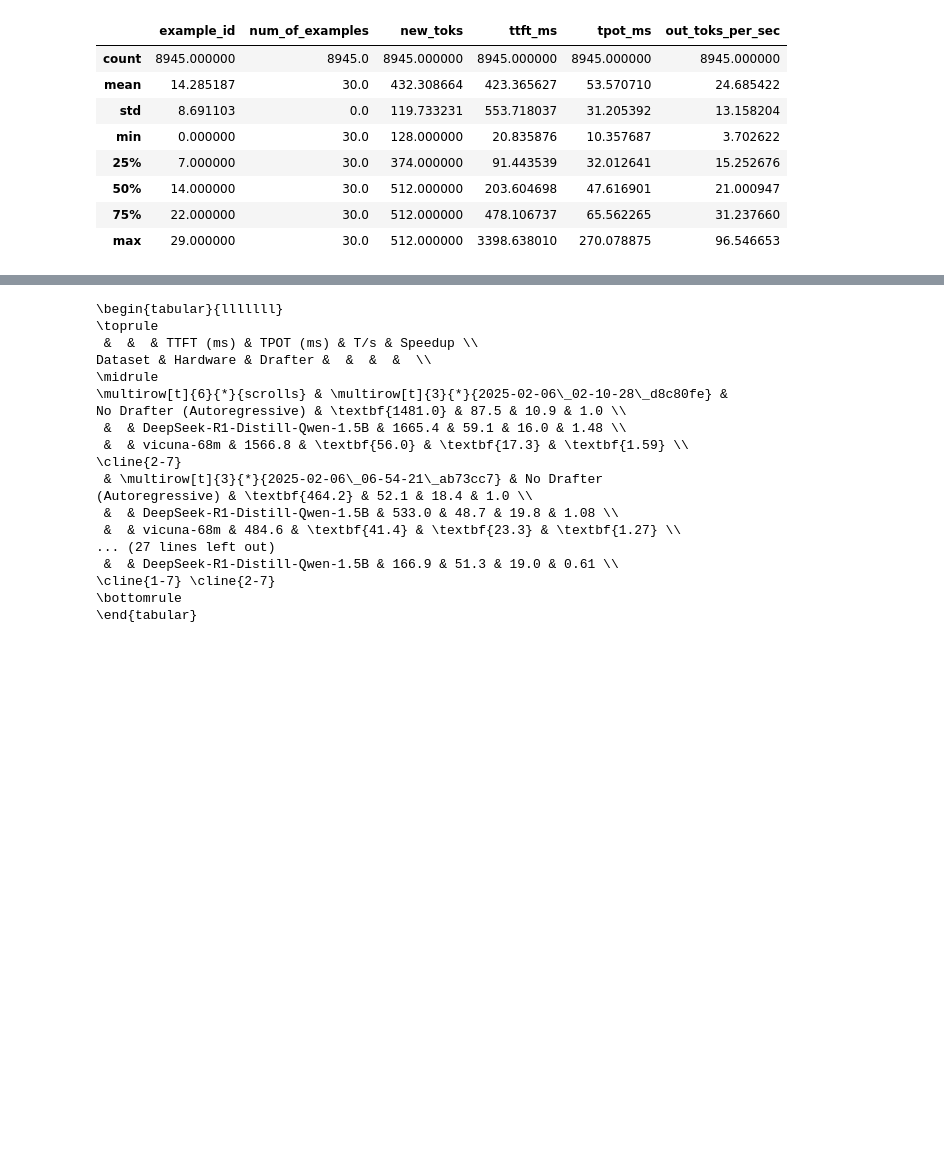
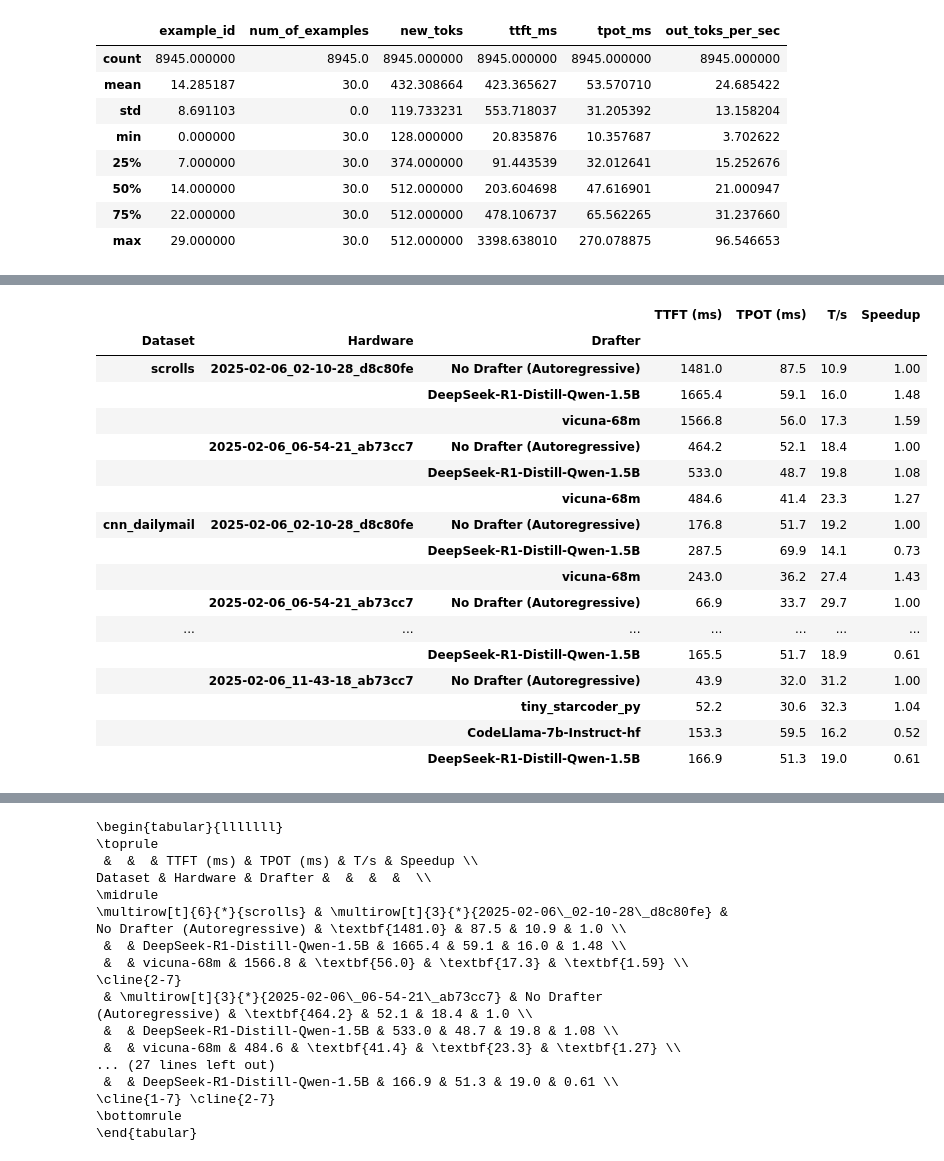
Before and after one commit to keyboardAnt/hf-bench, a Jupyter notebook: hf_bench/speedups.ipynb, the cells around one changed output, grey strips where cells are left out. Cells and saved outputs as stored; diff of their text form; code cells hidden in the pictures; blank space fills up the shorter version.

Commit message:
before adding speedups for all targets and temps

```diff
--- a/hf_bench/speedups.ipynb
+++ b/hf_bench/speedups.ipynb
@@ -288,7 +288,7 @@ df_summary_deepseek_qwen_14b_temperature_0
 |  |  |  |  | deepseek-ai/DeepSeek-R1-Distill-Q... | 24 | 260.9 | 533.0 | 48.7 | ... |
 |  |  |  |  | double7/vicuna-68m | 24 | 262.9 | 484.6 | 41.4 | ... |
 # %%
-def get_df_for_latex(df: pd.DataFrame) -> pd.DataFrame:
+def get_df_summary_for_latex_strings(df: pd.DataFrame) -> pd.DataFrame:
     df = df.reset_index()
     df.drop(columns=["target", "temperature", "example_id_nunique", "new_toks"], inplace=True)
     df["dataset_path"] = df["dataset_path"].str.split("/").str[-1]
@@ -297,7 +297,7 @@ def get_df_for_latex(df: pd.DataFrame) -> pd.DataFrame:
     df.set_index(["Dataset", "Hardware", "Drafter"], inplace=True)
     return df
 
-df_summary_deepseek_qwen_14b_temperature_0 = get_df_for_latex(df_summary_deepseek_qwen_14b_temperature_0.copy())
+df_summary_deepseek_qwen_14b_temperature_0 = get_df_summary_for_latex_strings(df_summary_deepseek_qwen_14b_temperature_0.copy())
 df_summary_deepseek_qwen_14b_temperature_0
 # %% [output]
 |  |  |  | TTFT (ms) | TPOT (ms) | T/s | Speedup |
@@ -321,27 +321,47 @@ df_summary_deepseek_qwen_14b_temperature_0
 # %%
 def get_df_summary_sort_by_speedup(df_summary: pd.DataFrame) -> pd.DataFrame:
     # Get maximum speedup for each (Dataset, Hardware) combination
     max_speedups = df_summary.groupby(['Dataset', 'Hardware'])['Speedup'].max()
 
     # Get maximum speedup for each Dataset
     dataset_max_speedups = max_speedups.groupby('Dataset').max()
 
     # Sort datasets by their maximum speedups
     sorted_datasets = dataset_max_speedups.sort_values(ascending=False).index
 
     # For each dataset, sort hardware by their maximum speedups
     sorted_index = []
     for dataset in sorted_datasets:
         dataset_hardware = max_speedups[dataset].sort_values(ascending=False)
         for hardware in dataset_hardware.index:
             # Get all drafters for this dataset/hardware combination
             drafters = df_summary.loc[(dataset, hardware)].index
             for drafter in drafters:
                 sorted_index.append((dataset, hardware, drafter))
 
     # Reindex the dataframe with the sorted index
     df_summary = df_summary.reindex(sorted_index)
     return df_summary
 
 df_summary_deepseek_qwen_14b_temperature_0 = get_df_summary_sort_by_speedup(df_summary_deepseek_qwen_14b_temperature_0)
+df_summary_deepseek_qwen_14b_temperature_0
+# %% [output]
+|  |  |  | TTFT (ms) | TPOT (ms) | T/s | Speedup |
+| Dataset | Hardware | Drafter |  |  |  |  |
+| scrolls | 2025-02-06_02-10-28_d8c80fe | No Drafter (Autoregressive) | 1481.0 | 87.5 | 10.9 | 1.00 |
+|  |  | DeepSeek-R1-Distill-Qwen-1.5B | 1665.4 | 59.1 | 16.0 | 1.48 |
+|  |  | vicuna-68m | 1566.8 | 56.0 | 17.3 | 1.59 |
+|  | 2025-02-06_06-54-21_ab73cc7 | No Drafter (Autoregressive) | 464.2 | 52.1 | 18.4 | 1.00 |
+|  |  | DeepSeek-R1-Distill-Qwen-1.5B | 533.0 | 48.7 | 19.8 | 1.08 |
+|  |  | vicuna-68m | 484.6 | 41.4 | 23.3 | 1.27 |
+| cnn_dailymail | 2025-02-06_02-10-28_d8c80fe | No Drafter (Autoregressive) | 176.8 | 51.7 | 19.2 | 1.00 |
+|  |  | DeepSeek-R1-Distill-Qwen-1.5B | 287.5 | 69.9 | 14.1 | 0.73 |
+|  |  | vicuna-68m | 243.0 | 36.2 | 27.4 | 1.43 |
+|  | 2025-02-06_06-54-21_ab73cc7 | No Drafter (Autoregressive) | 66.9 | 33.7 | 29.7 | 1.00 |
+| ... | ... | ... | ... | ... | ... | ... |
+|  |  | DeepSeek-R1-Distill-Qwen-1.5B | 165.5 | 51.7 | 18.9 | 0.61 |
+|  | 2025-02-06_11-43-18_ab73cc7 | No Drafter (Autoregressive) | 43.9 | 32.0 | 31.2 | 1.00 |
+|  |  | tiny_starcoder_py | 52.2 | 30.6 | 32.3 | 1.04 |
+|  |  | CodeLlama-7b-Instruct-hf | 153.3 | 59.5 | 16.2 | 0.52 |
+|  |  | DeepSeek-R1-Distill-Qwen-1.5B | 166.9 | 51.3 | 19.0 | 0.61 |
 # %%
```
Also changed, not shown: parts of 2 cells of this notebook.
